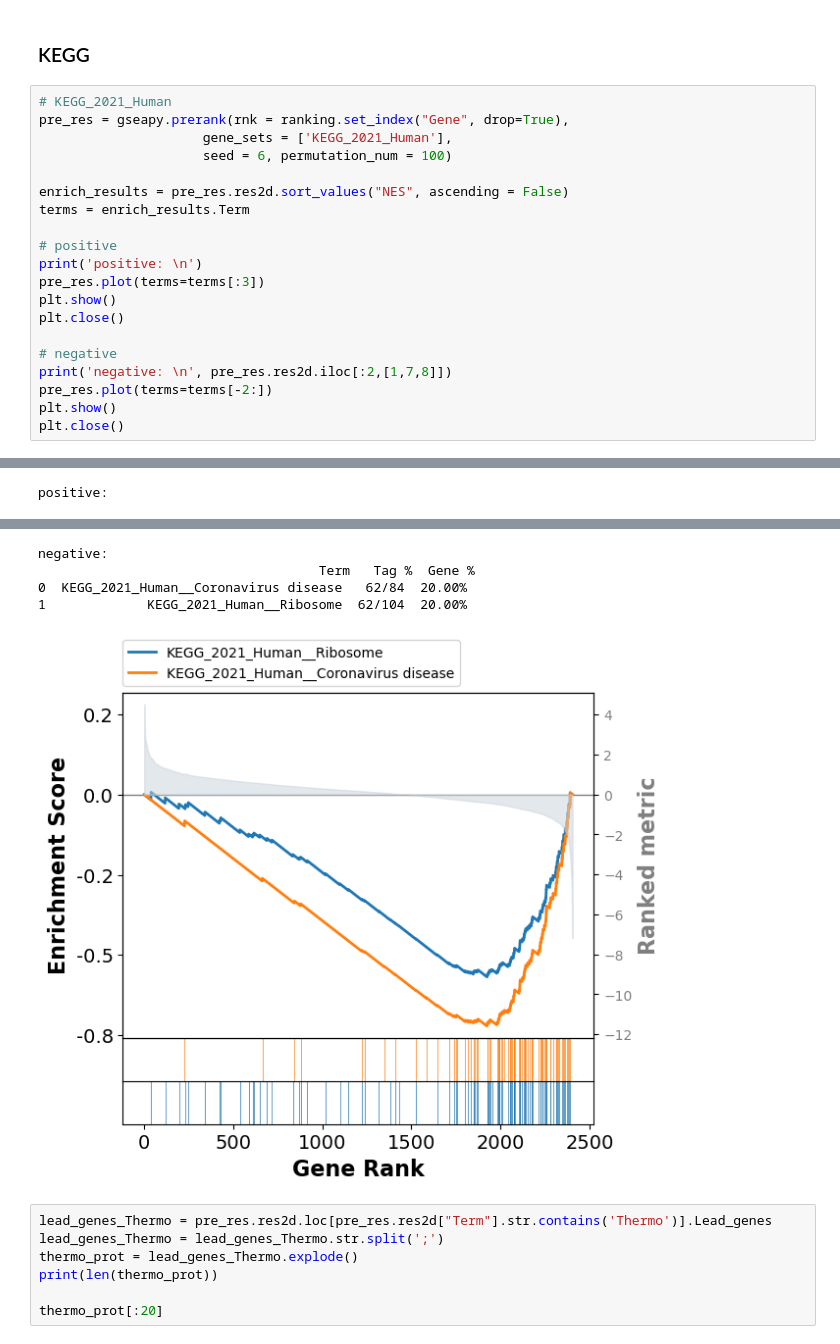
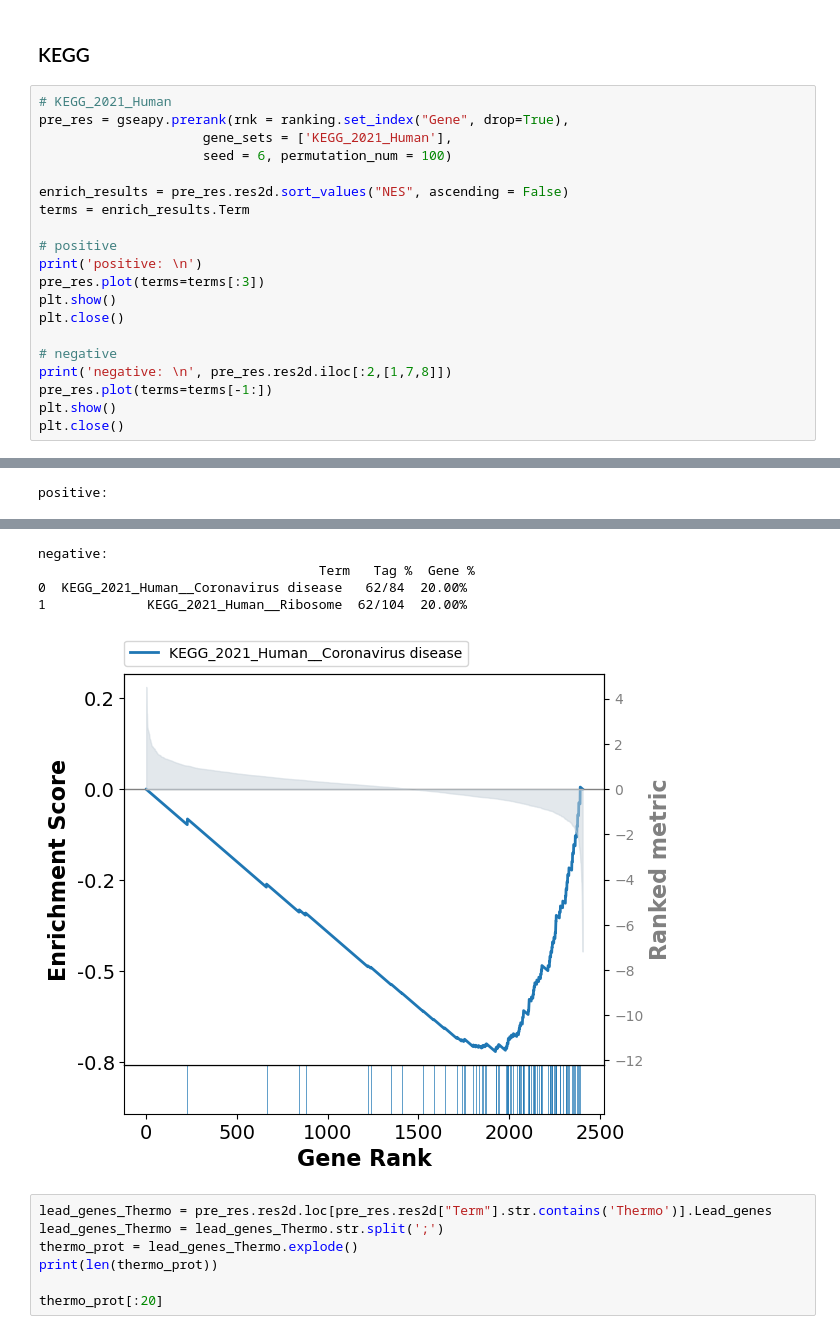
Before and after one commit to Keviosta/Temp_3.2.-.C, a Jupyter notebook: proteomics/HEK293_Proteomic data-Effect_OT_slope.ipynb, the cells around one changed output, grey strips where cells are left out. Drawn from its saved outputs; the diff is of its cells as text.

```diff
--- a/proteomics/HEK293_Proteomic data-Effect_OT_slope.ipynb
+++ b/proteomics/HEK293_Proteomic data-Effect_OT_slope.ipynb
@@ -642,7 +636,7 @@ plt.close()
 
 # negative
 print('negative: \n', pre_res.res2d.iloc[:2,[1,7,8]])
-pre_res.plot(terms=terms[-2:])
+pre_res.plot(terms=terms[-1:])
 plt.show()
 plt.close()
 # %% [output]
@@ -650,11 +644,11 @@ plt.close()
 The order of those genes will be arbitrary, which may produce unexpected results.
 positive:
 [figure]
 negative:
                                     Term   Tag %  Gene %
 0  KEGG_2021_Human__Coronavirus disease   62/84  20.00%
 1             KEGG_2021_Human__Ribosome  62/104  20.00%
-[figure, old version]
+[figure, new version]
 # %%
 lead_genes_Thermo = pre_res.res2d.loc[pre_res.res2d["Term"].str.contains('Thermo')].Lead_genes
 lead_genes_Thermo = lead_genes_Thermo.str.split(';')
```
Also changed, not shown: parts of 6 cells of this notebook, 14 other files.
